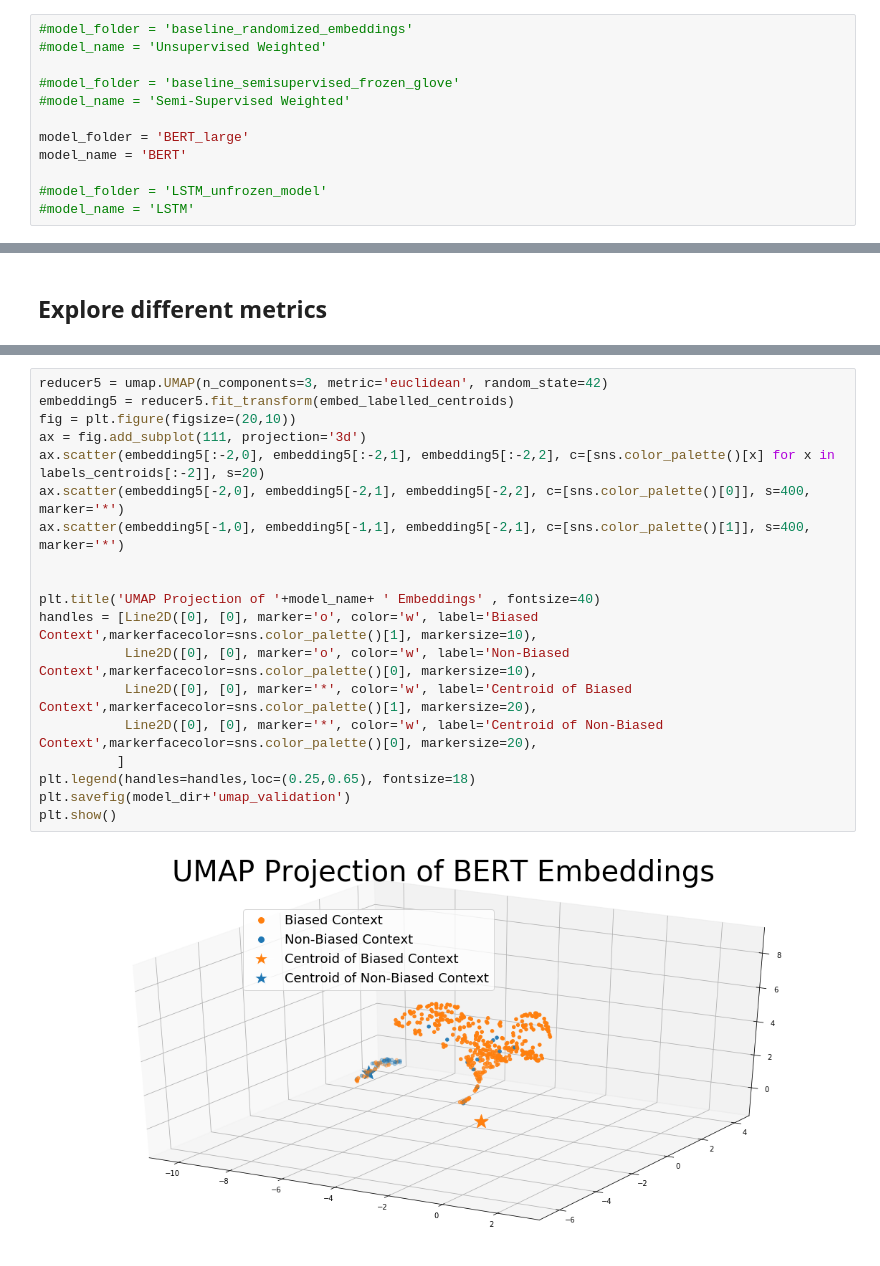
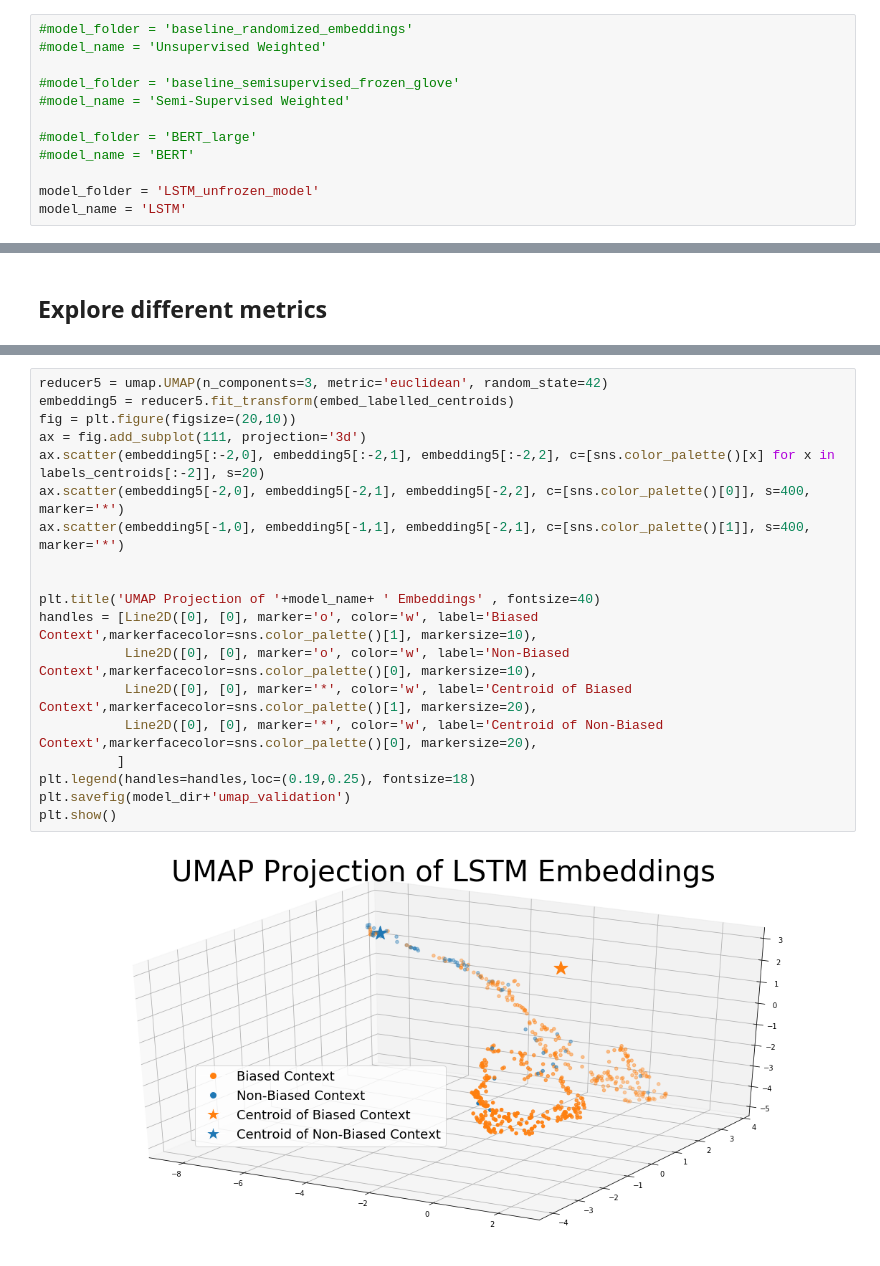
Before and after one commit to elliotgsilva/BiasedLanguageDetection, a Jupyter notebook: plot_embedding.ipynb, the cells around one changed output, grey strips where cells are left out. Drawn from its saved outputs; the diff is of its cells as text.

Commit message:
added last umap plot

```diff
--- a/plot_embedding.ipynb
+++ b/plot_embedding.ipynb
@@ -33,11 +33,11 @@ data_dir = path +'/umap' #Uncomment for local system
 #model_folder = 'baseline_semisupervised_frozen_glove'
 #model_name = 'Semi-Supervised Weighted'
 
-model_folder = 'BERT_large'
-model_name = 'BERT'
+#model_folder = 'BERT_large'
+#model_name = 'BERT'
 
-#model_folder = 'LSTM_unfrozen_model'
-#model_name = 'LSTM'
+model_folder = 'LSTM_unfrozen_model'
+model_name = 'LSTM'
 # %%
 model_dir = data_dir + '/' + model_folder + '/'
 # %% [markdown]
@@ -106,21 +110,21 @@ plt.show()
 # %%
 reducer5 = umap.UMAP(n_components=3, metric='euclidean', random_state=42)
 embedding5 = reducer5.fit_transform(embed_labelled_centroids)
 fig = plt.figure(figsize=(20,10))
 ax = fig.add_subplot(111, projection='3d')
 ax.scatter(embedding5[:-2,0], embedding5[:-2,1], embedding5[:-2,2], c=[sns.color_palette()[x] for x in labels_centroids[:-2]], s=20)
 ax.scatter(embedding5[-2,0], embedding5[-2,1], embedding5[-2,2], c=[sns.color_palette()[0]], s=400, marker='*')
 ax.scatter(embedding5[-1,0], embedding5[-1,1], embedding5[-2,1], c=[sns.color_palette()[1]], s=400, marker='*')
 
 
 plt.title('UMAP Projection of '+model_name+ ' Embeddings' , fontsize=40)
 handles = [Line2D([0], [0], marker='o', color='w', label='Biased Context',markerfacecolor=sns.color_palette()[1], markersize=10),
            Line2D([0], [0], marker='o', color='w', label='Non-Biased Context',markerfacecolor=sns.color_palette()[0], markersize=10),
            Line2D([0], [0], marker='*', color='w', label='Centroid of Biased Context',markerfacecolor=sns.color_palette()[1], markersize=20),
            Line2D([0], [0], marker='*', color='w', label='Centroid of Non-Biased Context',markerfacecolor=sns.color_palette()[0], markersize=20),
           ]
-plt.legend(handles=handles,loc=(0.25,0.65), fontsize=18)
+plt.legend(handles=handles,loc=(0.19,0.25), fontsize=18)
 plt.savefig(model_dir+'umap_validation')
 plt.show()
 # %% [output]
-[figure, old version]
+[figure, new version]
```
Also changed, not shown: parts of 6 cells of this notebook, 3 other files.
